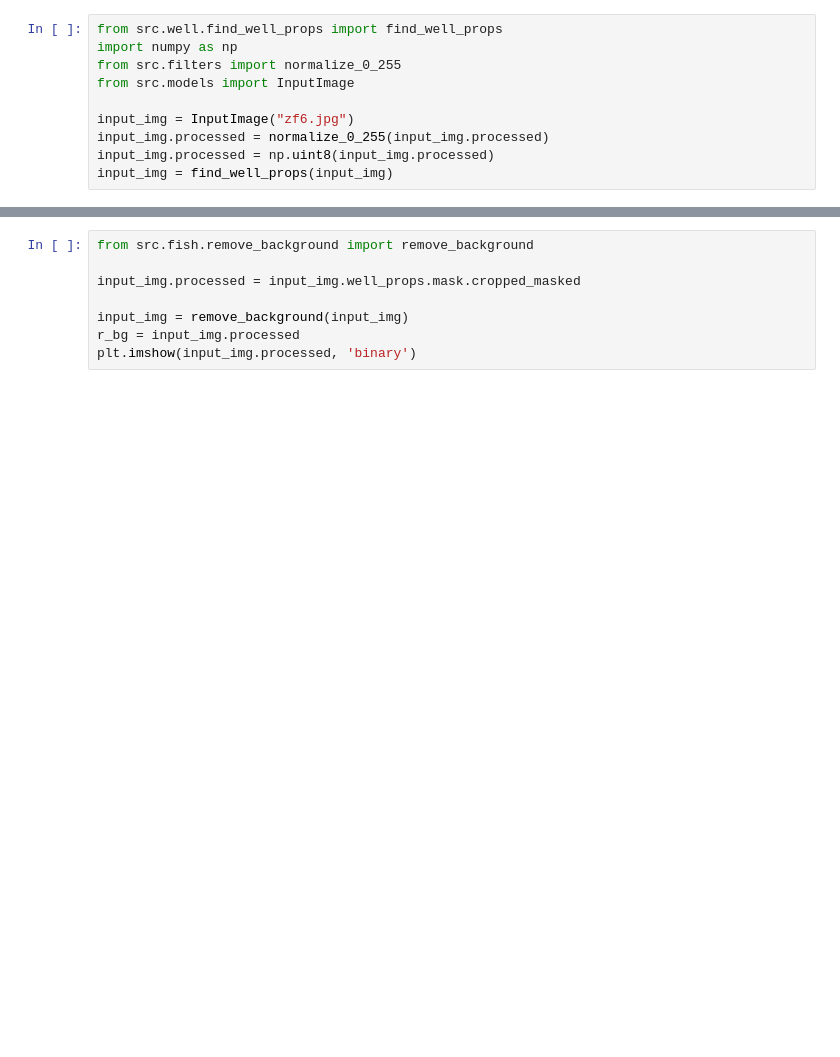
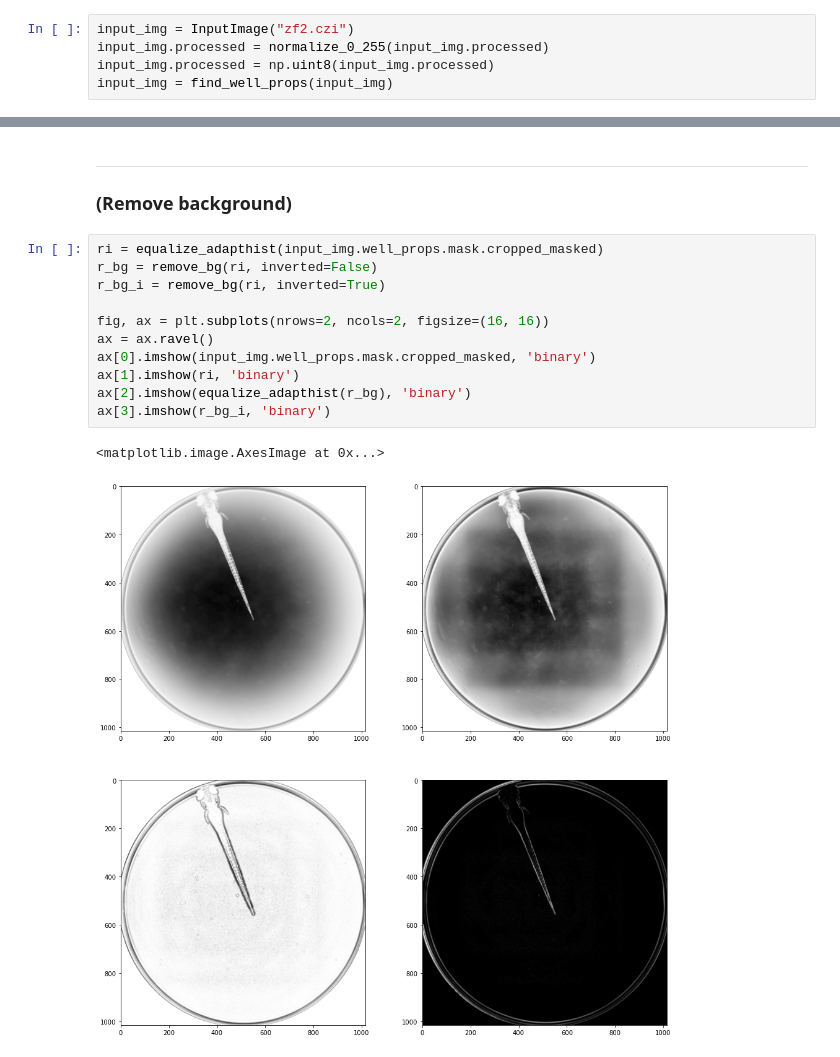
Before and after one commit to gimesia/zebrafisher, a Jupyter notebook: __jupyter__/find_fish.ipynb, the cells around one changed output, grey strips where cells are left out. Cells and saved outputs as stored; diff of their text form; blank space fills up the shorter version.

```diff
--- a/__jupyter__/find_fish.ipynb
+++ b/__jupyter__/find_fish.ipynb
@@ -3,10 +24,5 @@ from matplotlib import pyplot as plt
 # %%
-from src.well.find_well_props import find_well_props
-import numpy as np
-from src.filters import normalize_0_255
-from src.models import InputImage
-
-input_img = InputImage("zf6.jpg")
+input_img = InputImage("zf2.czi")
 input_img.processed = normalize_0_255(input_img.processed)
 input_img.processed = np.uint8(input_img.processed)
 input_img = find_well_props(input_img)
@@ -21,8 +58,17 @@ ax[3].imshow(input_img.well_props.mask.cropped_masked, 'binary')
-# %%
-from src.fish.remove_background import remove_background
-
-input_img.processed = input_img.well_props.mask.cropped_masked
-
-input_img = remove_background(input_img)
-r_bg = input_img.processed
-plt.imshow(input_img.processed, 'binary')
+# %% [markdown]
+______________________________________________________________________
+### (Remove background)
+# %%
+ri = equalize_adapthist(input_img.well_props.mask.cropped_masked)
+r_bg = remove_bg(ri, inverted=False)
+r_bg_i = remove_bg(ri, inverted=True)
+
+fig, ax = plt.subplots(nrows=2, ncols=2, figsize=(16, 16))
+ax = ax.ravel()
+ax[0].imshow(input_img.well_props.mask.cropped_masked, 'binary')
+ax[1].imshow(ri, 'binary')
+ax[2].imshow(equalize_adapthist(r_bg), 'binary')
+ax[3].imshow(r_bg_i, 'binary')
+# %% [output]
+<matplotlib.image.AxesImage at 0x...>
+[figure, added]
```
Also changed, not shown: parts of 25 cells of this notebook.
